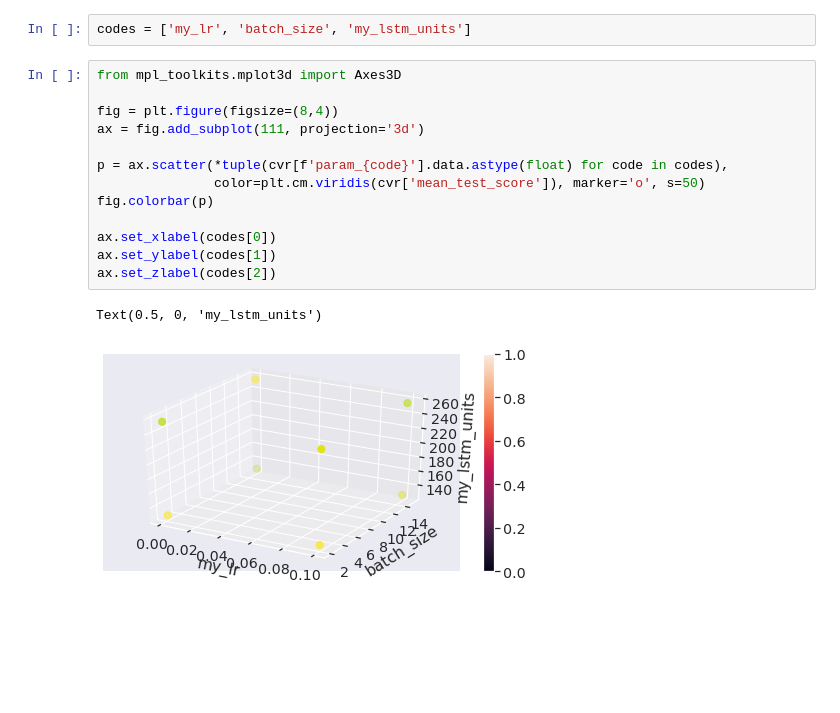
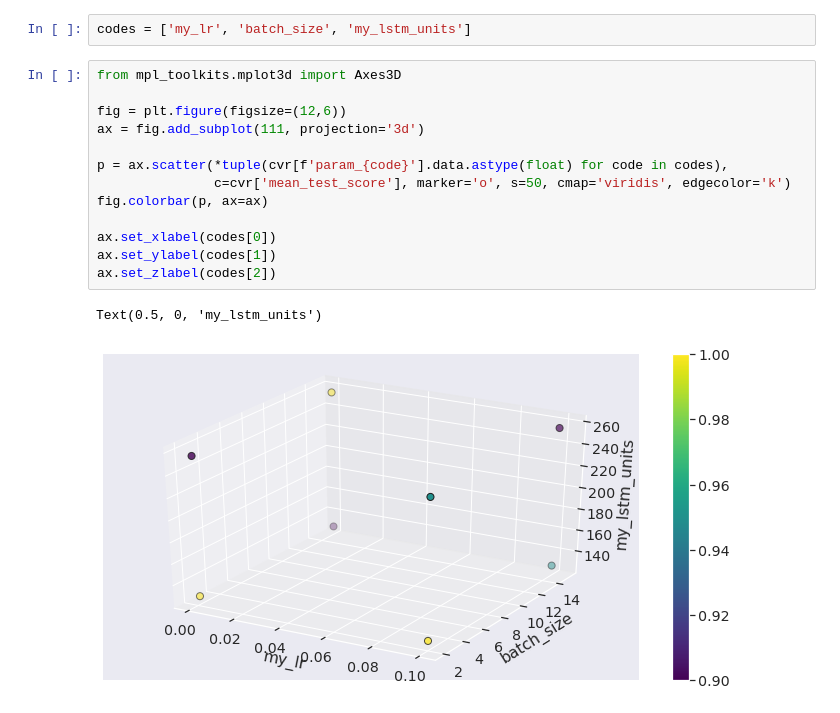
Before and after one commit to animaviridis/dmv-practicals, a Jupyter notebook: assessment/assignment1/task2/task2.ipynb, the cells around one changed output. Drawn from its saved outputs; the diff is of its cells as text; blank space fills up the shorter version.

Commit message:
[Assignment 1][Task 2] Grid search - 3D plot

```diff
--- a/assessment/assignment1/task2/task2.ipynb
+++ b/assessment/assignment1/task2/task2.ipynb
@@ -318,16 +318,16 @@ codes = ['my_lr', 'batch_size', 'my_lstm_units']
 # %%
 from mpl_toolkits.mplot3d import Axes3D
 
-fig = plt.figure(figsize=(8,4))
+fig = plt.figure(figsize=(12,6))
 ax = fig.add_subplot(111, projection='3d')
 
 p = ax.scatter(*tuple(cvr[f'param_{code}'].data.astype(float) for code in codes),
-               color=plt.cm.viridis(cvr['mean_test_score']), marker='o', s=50)
-fig.colorbar(p)
+               c=cvr['mean_test_score'], marker='o', s=50, cmap='viridis', edgecolor='k')
+fig.colorbar(p, ax=ax)
 
 ax.set_xlabel(codes[0])
 ax.set_ylabel(codes[1])
 ax.set_zlabel(codes[2])
 # %% [output]
 Text(0.5, 0, 'my_lstm_units')
-[figure, old version]
+[figure, new version]
```
